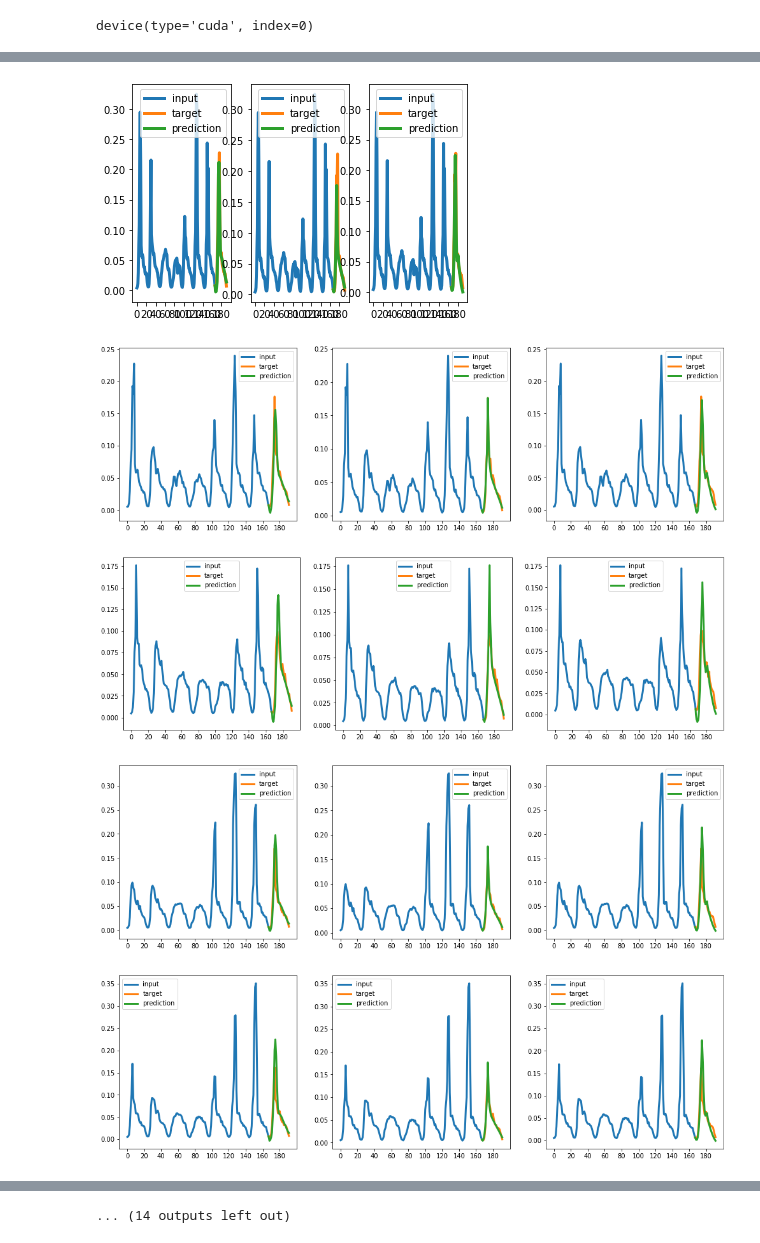
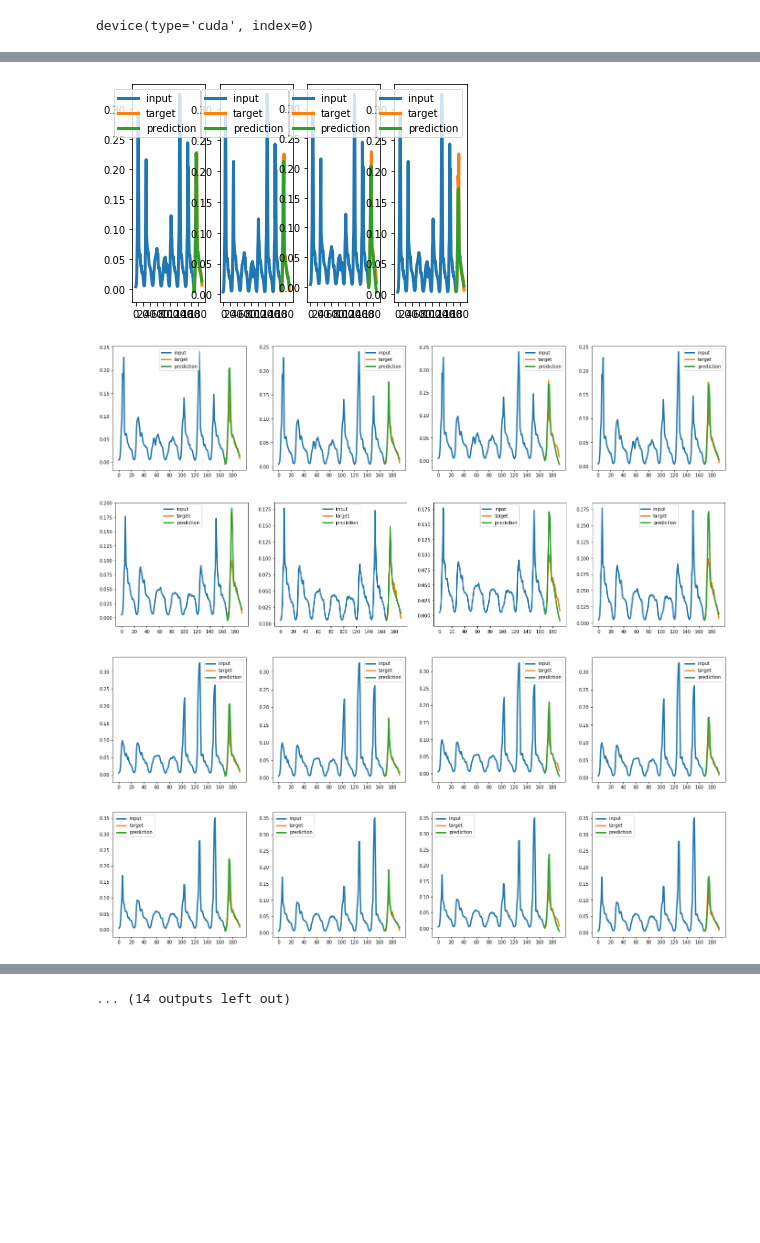
Before and after one commit to manjot4/NIPS-Reproducibility-Challenge, a Jupyter notebook: diff_tests/traffic_rnn.ipynb, the cells around one changed output, grey strips where cells are left out. Drawn from its saved outputs; the diff is of its cells as text; code cells hidden in the pictures; blank space fills up the shorter version.

```diff
--- a/diff_tests/traffic_rnn.ipynb
+++ b/diff_tests/traffic_rnn.ipynb
@@ -50,12 +50,12 @@ N_output = 24
 sigma = 0.01
 gamma = 0.01
 
-loc = '/cvlabdata2/cvlab/datasets_yiwang/traffic.txt'
+loc = '../traffic.txt'
 # Load Min Temp dataset
 x_train_ip, x_train_op, x_test_ip, x_test_op, train_bkp, test_bkp = load_traffic(loc)
 # print (x_train_ip.shape, x_train_op.shape, x_test_ip.shape, x_test_op.shape)
-dataset_train = ECG5000Dataset(x_train_ip, x_train_op, train_bkp)
-dataset_test  = ECG5000Dataset(x_test_ip, x_test_op, test_bkp)
+dataset_train = create_Dataset(x_train_ip, x_train_op, train_bkp)
+dataset_test  = create_Dataset(x_test_ip, x_test_op, test_bkp)
 trainloader = DataLoader(dataset_train, batch_size=batch_size,shuffle=True, num_workers=1)
 testloader  = DataLoader(dataset_test, batch_size=batch_size,shuffle=False, num_workers=1)
 
@@ -67,6 +67,8 @@ def train_model(net,loss_type, learning_rate, epochs=1000, gamma = 0.001,
 
     optimizer = torch.optim.Adam(net.parameters(),lr=learning_rate)
     criterion = torch.nn.MSELoss()
+    huber_loss = torch.nn.SmoothL1Loss()
+
 
     for epoch in range(epochs):
         for i, data in enumerate(trainloader, 0):
@@ -89,6 +91,9 @@ def train_model(net,loss_type, learning_rate, epochs=1000, gamma = 0.001,
             if (loss_type=='dilate_shape'):
                 loss, loss_shape, loss_temporal = dilate_loss(target,outputs,alpha, gamma, device)
                 loss = loss_shape
+
+            if (loss_type == 'huber'):
+                loss = huber_loss(target, outputs)
 
             optimizer.zero_grad()
             loss.backward()
@@ -157,4 +162,9 @@ encoder = EncoderRNN(input_size=1, hidden_size=128, num_grulstm_layers=1, batch_
 decoder = DecoderRNN(input_size=1, hidden_size=128, num_grulstm_layers=1,fc_units=16, output_size=1).to(device)
 net_gru_dilate_shape = Net_GRU(encoder,decoder, N_output, device).to(device)
 train_model(net_gru_dilate_shape,loss_type='dilate_shape',learning_rate=0.001, epochs=500, gamma=gamma, print_every=50, eval_every=50,verbose=1)
+
+encoder = EncoderRNN(input_size=1, hidden_size=128, num_grulstm_layers=1, batch_size=batch_size).to(device)
+decoder = DecoderRNN(input_size=1, hidden_size=128, num_grulstm_layers=1,fc_units=16, output_size=1).to(device)
+net_gru_huber = Net_GRU(encoder,decoder, N_output, device).to(device)
+train_model(net_gru_huber,loss_type='huber',learning_rate=0.001, epochs=500, gamma=gamma, print_every=50, eval_every=50,verbose=1)
 # %% [output]
@@ -178,37 +188,37 @@ epoch  450  loss  -0.33664461970329285  loss shape  -0.33664461970329285  loss t
 # %%
 # Visualize results
 gen_test = iter(testloader)
 test_inputs, test_targets, breaks = next(gen_test)
 
 test_inputs  = torch.tensor(test_inputs, dtype=torch.float32).to(device)
 test_targets = torch.tensor(test_targets, dtype=torch.float32).to(device)
 criterion = torch.nn.MSELoss()
 
-nets = [net_gru_mse,net_gru_dilate_shape,net_gru_dilate]
+nets = [net_gru_mse,net_gru_dilate_shape,net_gru_dilate,net_gru_huber]
 
 for ind in range(1,51):
     plt.figure()
-    plt.rcParams['figure.figsize'] = (17.0,5.0)
+    plt.rcParams['figure.figsize'] = (24.0,5.0)
     k = 1
     for net in nets:
         pred = net(test_inputs).to(device)
 
         input = test_inputs.detach().cpu().numpy()[ind,:,:]
         target = test_targets.detach().cpu().numpy()[ind,:,:]
         preds = pred.detach().cpu().numpy()[ind,:,:]
 
-        plt.subplot(1,3,k)
+        plt.subplot(1,4,k)
         plt.plot(range(0,N_input) ,input,label='input',linewidth=3)
         plt.plot(range(N_input-1,N_input+N_output), np.concatenate([ input[N_input-1:N_input], target ]) ,label='target',linewidth=3)
         plt.plot(range(N_input-1,N_input+N_output),  np.concatenate([ input[N_input-1:N_input], preds ])  ,label='prediction',linewidth=3)
         plt.xticks(range(0,N_input+N_output,20))
         plt.legend()
         k = k+1
 
     plt.show()
 # %% [output]
-[figure, old version]
+[figure, new version]
-[figure, old version]
+[figure, new version]
-[figure, old version]
+[figure, new version]
-[figure, old version]
+[figure, new version]
-[figure, old version]
+[figure, new version]
```
Also changed, not shown: parts of 3 cells of this notebook, 45 other files.
